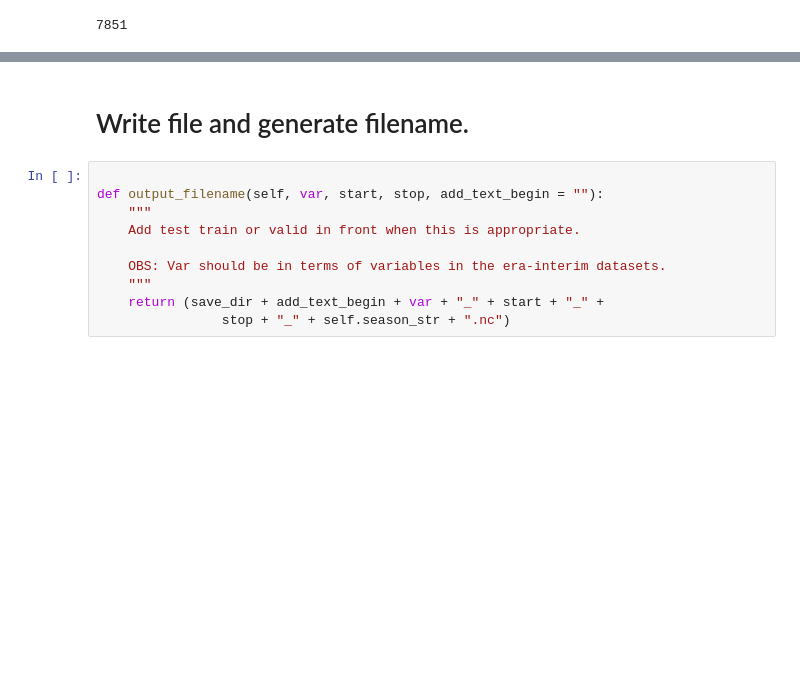
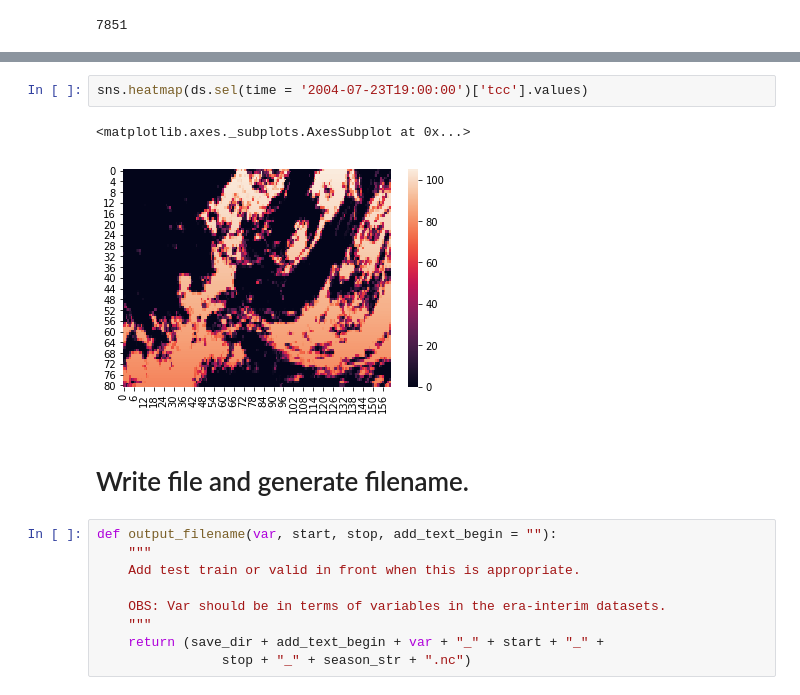
Before and after one commit to hannasv/ms, a Jupyter notebook: notebooks/reading/Calc_CLOUD_FRACTION.ipynb, the cells around one changed output, grey strips where cells are left out. Saved outputs shown, nothing was run; the diff lists cells and outputs as text; blank space fills up the shorter version.

```diff
--- a/notebooks/reading/Calc_CLOUD_FRACTION.ipynb
+++ b/notebooks/reading/Calc_CLOUD_FRACTION.ipynb
@@ -286,12 +366,16 @@ Data variables:
+# %%
+sns.heatmap(ds.sel(time = '2004-07-23T19:00:00')['tcc'].values)
+# %% [output]
+<matplotlib.axes._subplots.AxesSubplot at 0x...>
+[figure, added]
 # %% [markdown]
 # Write file and generate filename.
 # %%
-
-def output_filename(self, var, start, stop, add_text_begin = ""):
+def output_filename(var, start, stop, add_text_begin = ""):
     """
     Add test train or valid in front when this is appropriate.
 
     OBS: Var should be in terms of variables in the era-interim datasets.
     """
     return (save_dir + add_text_begin + var + "_" + start + "_" +
-                stop + "_" + self.season_str + ".nc")
+                stop + "_" + season_str + ".nc")
```
Also changed, not shown: parts of 19 cells of this notebook.
